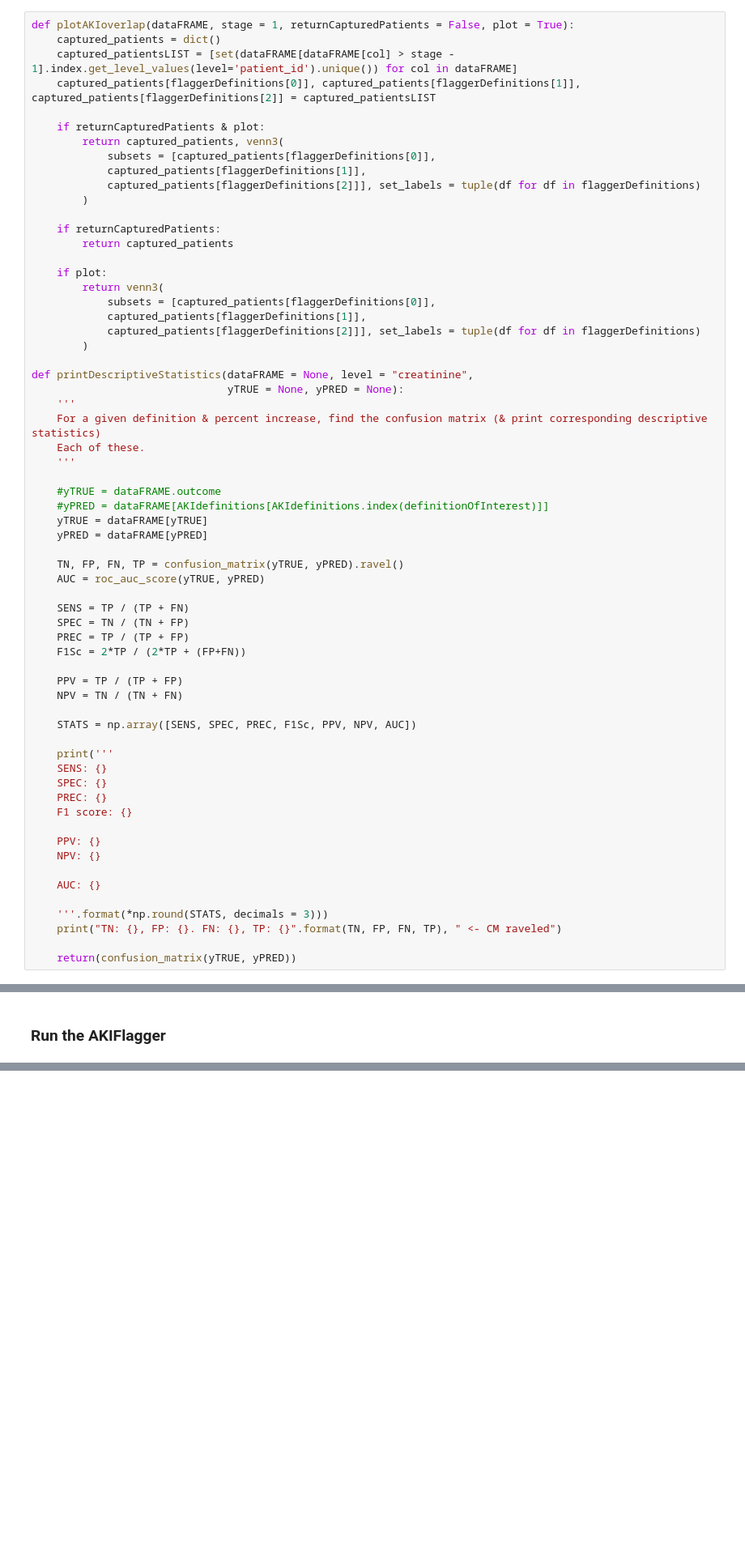
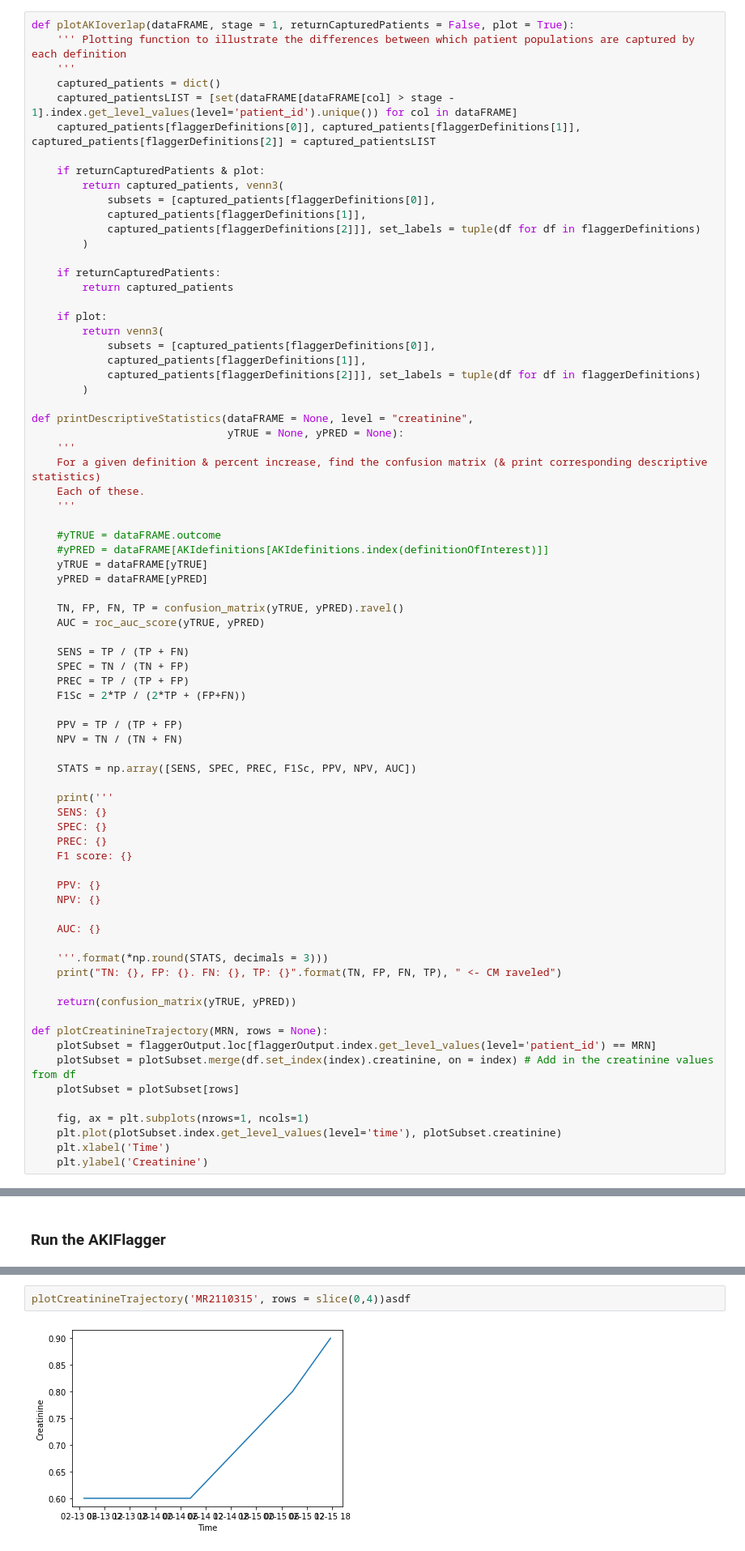
Before and after one commit to isaranwrap/StandardizingAKI, a Jupyter notebook: notebooks/Results.ipynb, the cells around one changed output, grey strips where cells are left out. Shown: that part at 81% size. Saved outputs shown, nothing was run; the diff lists cells and outputs as text; blank space fills up the shorter version.

Commit message:
Working on creating plots of creatinine trajectories for Dr. Tagare

```diff
--- a/notebooks/Results.ipynb
+++ b/notebooks/Results.ipynb
@@ -41,6 +51,8 @@ from sklearn.metrics import confusion_matrix, roc_auc_score
         yPRED (string) prediction / AKI definition; expected to be a column in the dataFRAME
 # %%
 def plotAKIoverlap(dataFRAME, stage = 1, returnCapturedPatients = False, plot = True):
+    ''' Plotting function to illustrate the differences between which patient populations are captured by each definition
+    '''
     captured_patients = dict()
     captured_patientsLIST = [set(dataFRAME[dataFRAME[col] > stage - 1].index.get_level_values(level='patient_id').unique()) for col in dataFRAME]
     captured_patients[flaggerDefinitions[0]], captured_patients[flaggerDefinitions[1]], captured_patients[flaggerDefinitions[2]] = captured_patientsLIST
@@ -102,6 +114,16 @@ def printDescriptiveStatistics(dataFRAME = None, level = "creatinine",
     print("TN: {}, FP: {}. FN: {}, TP: {}".format(TN, FP, FN, TP), " <- CM raveled")
 
     return(confusion_matrix(yTRUE, yPRED))
+
+def plotCreatinineTrajectory(MRN, rows = None):
+    plotSubset = flaggerOutput.loc[flaggerOutput.index.get_level_values(level='patient_id') == MRN]
+    plotSubset = plotSubset.merge(df.set_index(index).creatinine, on = index) # Add in the creatinine values from df
+    plotSubset = plotSubset[rows]
+
+    fig, ax = plt.subplots(nrows=1, ncols=1)
+    plt.plot(plotSubset.index.get_level_values(level='time'), plotSubset.creatinine)
+    plt.xlabel('Time')
+    plt.ylabel('Creatinine')
 # %% [markdown]
 ### Parameters
 ---
@@ -253,0 +320,4 @@ plt.plot(plotSubset.index.get_level_values(level='time'), plotSubset.creatinine)
+# %%
+plotCreatinineTrajectory('MR2110315', rows = slice(0,4))asdf
+# %% [output]
+[figure, added]
```
Also changed, not shown: parts of 9 cells of this notebook.
